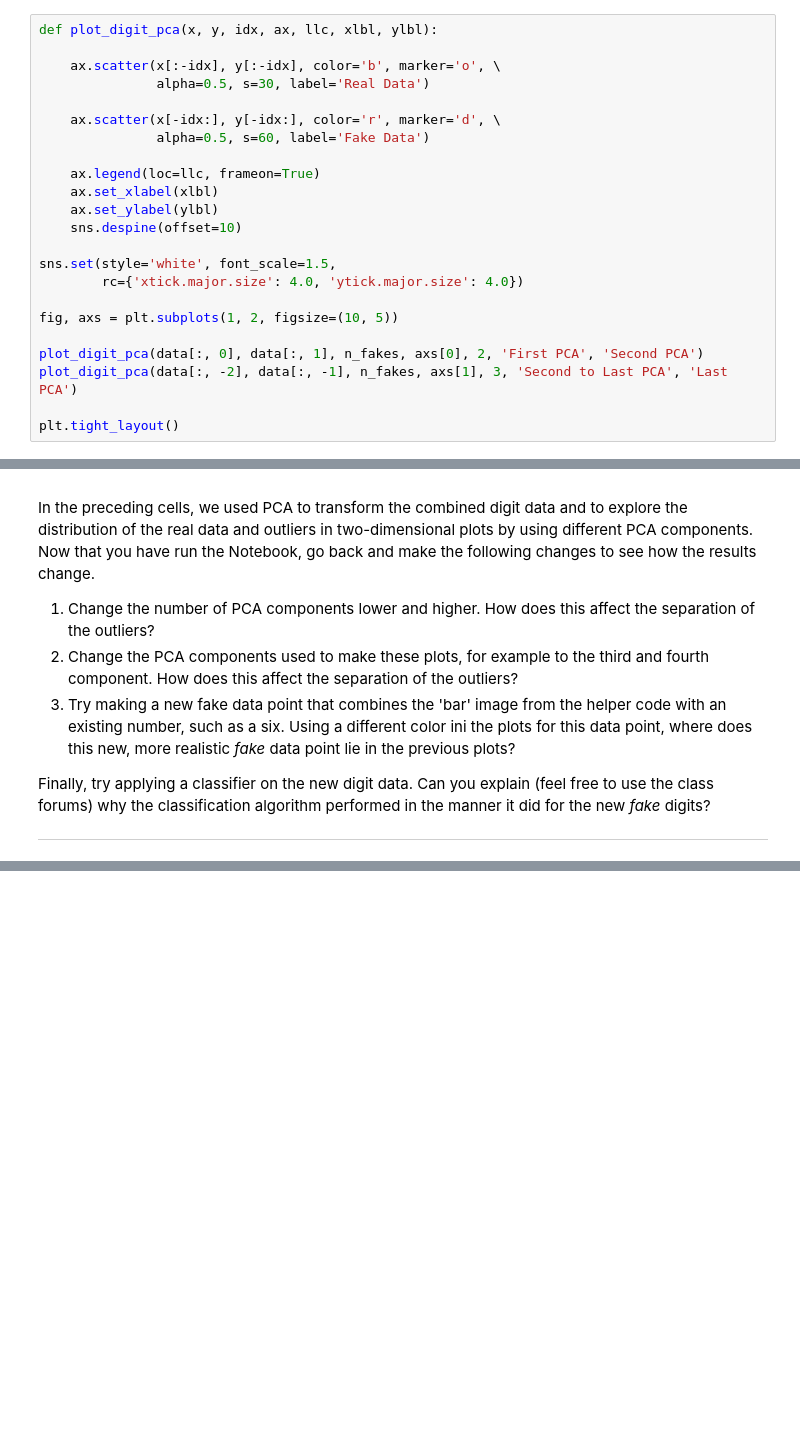
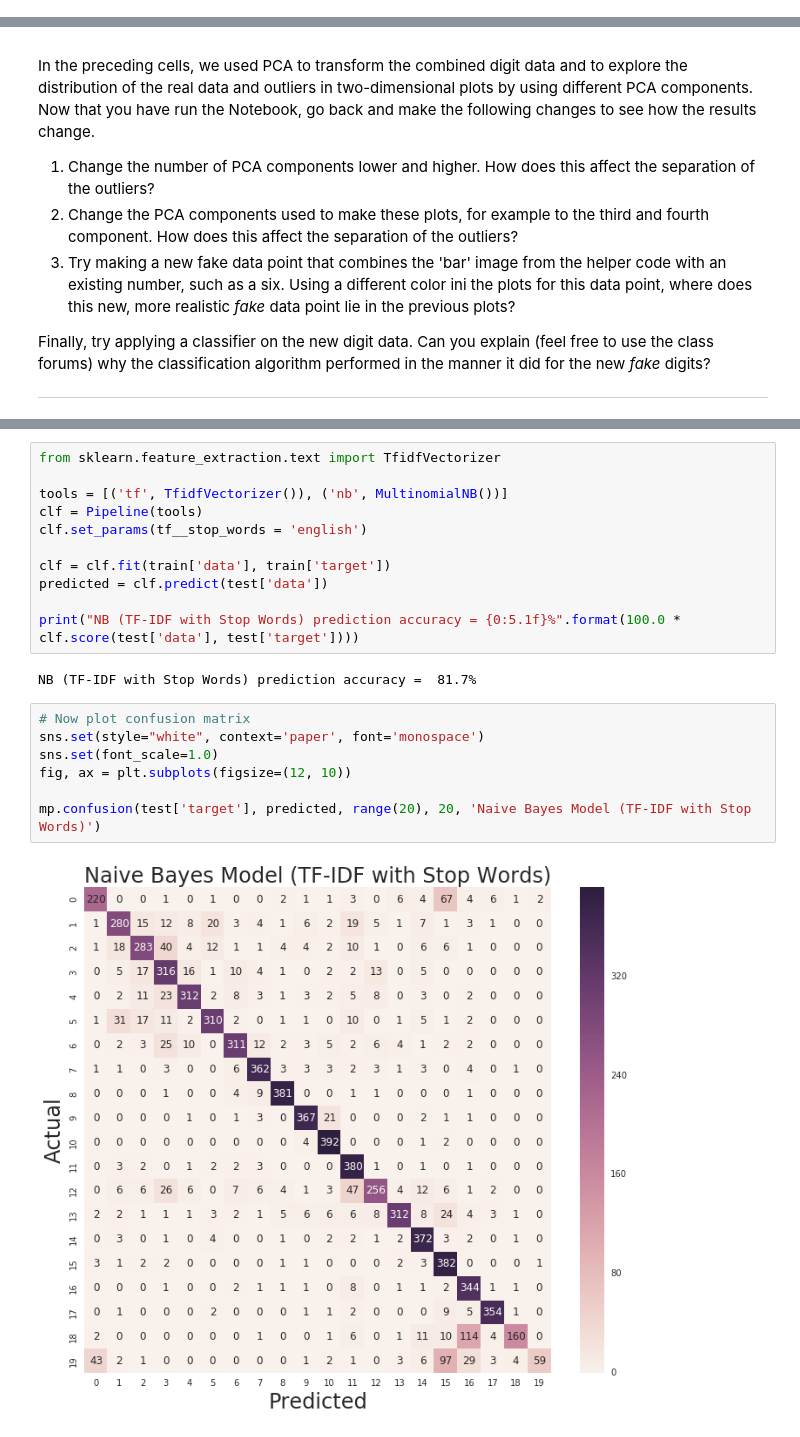
Before and after one commit to lcdm-uiuc/info490-sp16, a Jupyter notebook: Week7/notebooks/intro2tc.ipynb, the cells around one changed output, grey strips where cells are left out. Drawn from its saved outputs; the diff is of its cells as text; blank space fills up the shorter version.

```diff
--- a/Week7/notebooks/intro2tc.ipynb
+++ b/Week7/notebooks/intro2tc.ipynb
@@ -456,26 +312,3 @@ print('Variance explained (Last two PCA components): {0:4.1f}%\n'.format(
-# %%
-def plot_digit_pca(x, y, idx, ax, llc, xlbl, ylbl):
-
-    ax.scatter(x[:-idx], y[:-idx], color='b', marker='o', \
-               alpha=0.5, s=30, label='Real Data')
-
-    ax.scatter(x[-idx:], y[-idx:], color='r', marker='d', \
-               alpha=0.5, s=60, label='Fake Data')
-
-    ax.legend(loc=llc, frameon=True)
-    ax.set_xlabel(xlbl)
-    ax.set_ylabel(ylbl)
-    sns.despine(offset=10)
-
-sns.set(style='white', font_scale=1.5,
-        rc={'xtick.major.size': 4.0, 'ytick.major.size': 4.0})
-
-fig, axs = plt.subplots(1, 2, figsize=(10, 5))
-
-plot_digit_pca(data[:, 0], data[:, 1], n_fakes, axs[0], 2, 'First PCA', 'Second PCA')
-plot_digit_pca(data[:, -2], data[:, -1], n_fakes, axs[1], 3, 'Second to Last PCA', 'Last PCA')
-
-plt.tight_layout()
 # %% [markdown]
 -----
 
@@ -504,0 +387,22 @@ algorithm performed in the  manner it did for the new _fake_ digits?
+# %%
+from sklearn.feature_extraction.text import TfidfVectorizer
+
+tools = [('tf', TfidfVectorizer()), ('nb', MultinomialNB())]
+clf = Pipeline(tools)
+clf.set_params(tf__stop_words = 'english')
+
+clf = clf.fit(train['data'], train['target'])
+predicted = clf.predict(test['data'])
+
+print("NB (TF-IDF with Stop Words) prediction accuracy = {0:5.1f}%".format(100.0 * clf.score(test['data'], test['target'])))
+# %% [output]
+NB (TF-IDF with Stop Words) prediction accuracy =  81.7%
+# %%
+# Now plot confusion matrix
+sns.set(style="white", context='paper', font='monospace')
+sns.set(font_scale=1.0)
+fig, ax = plt.subplots(figsize=(12, 10))
+
+mp.confusion(test['target'], predicted, range(20), 20, 'Naive Bayes Model (TF-IDF with Stop Words)')
+# %% [output]
+[figure, added]
```
Also changed, not shown: parts of 32 cells of this notebook, 1 other file.
